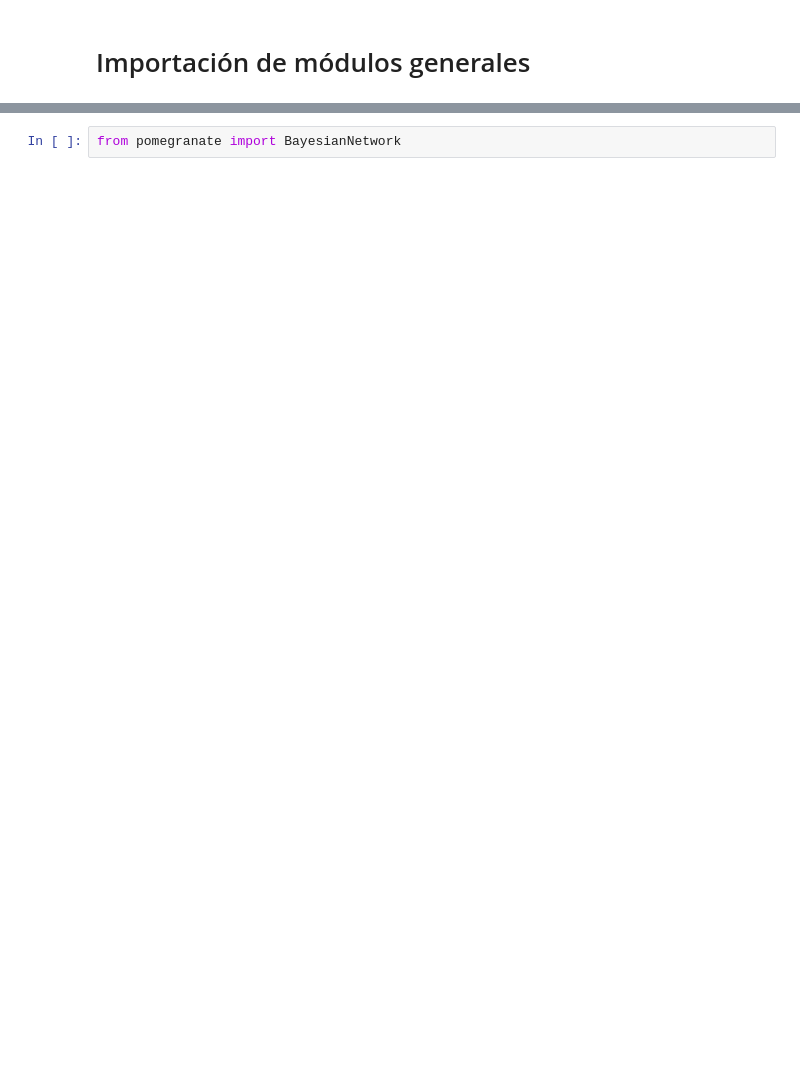
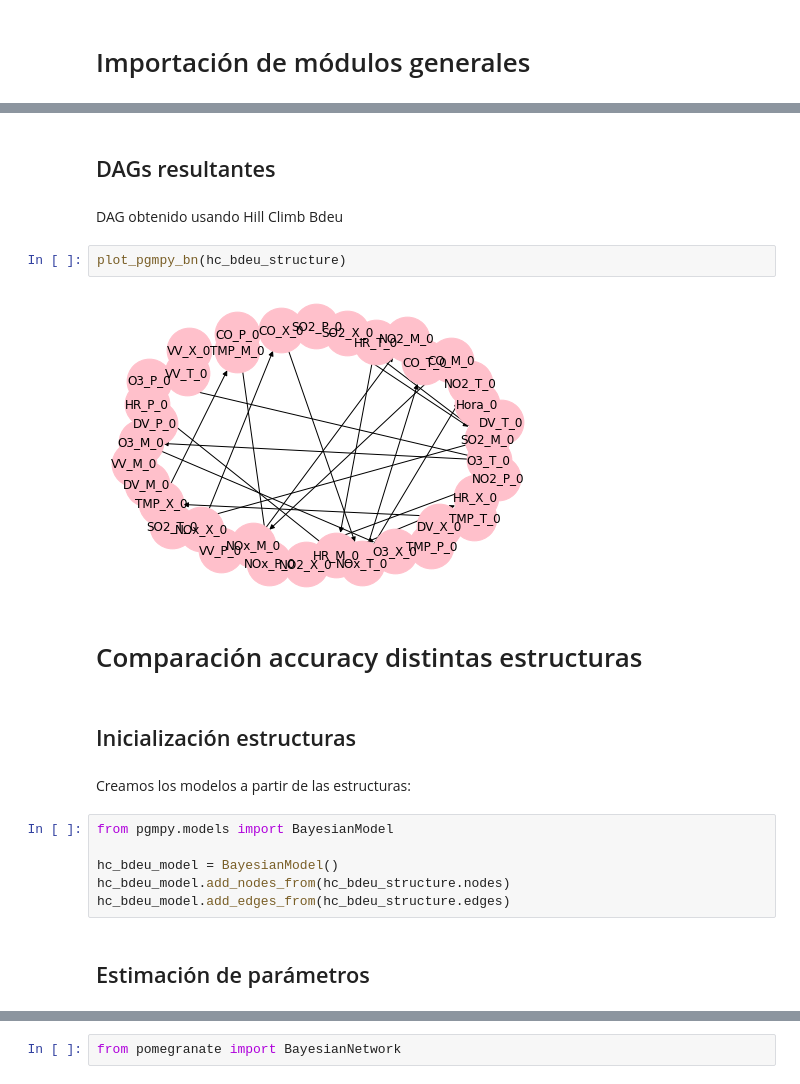
Before and after one commit to RafaRuz/pgm, a Jupyter notebook: pollution_mexico_city.ipynb, the cells around one changed output, grey strips where cells are left out. Drawn from its saved outputs; the diff is of its cells as text; blank space fills up the shorter version.

```diff
--- a/pollution_mexico_city.ipynb
+++ b/pollution_mexico_city.ipynb
@@ -145,0 +189,22 @@ Importamos el modelo **BayesianNetwork** de la librería.
+# %% [markdown]
+## DAGs resultantes
+# %% [markdown]
+DAG obtenido usando Hill Climb Bdeu
+# %%
+plot_pgmpy_bn(hc_bdeu_structure)
+# %% [output]
+[figure, added]
+# %% [markdown]
+# Comparación accuracy distintas estructuras
+# %% [markdown]
+## Inicialización estructuras
+# %% [markdown]
+Creamos los modelos a partir de las estructuras:
+# %%
+from pgmpy.models import BayesianModel
+
+hc_bdeu_model = BayesianModel()
+hc_bdeu_model.add_nodes_from(hc_bdeu_structure.nodes)
+hc_bdeu_model.add_edges_from(hc_bdeu_structure.edges)
+# %% [markdown]
+## Estimación de parámetros
```
Also changed, not shown: parts of 105 cells of this notebook, 28 other files.
